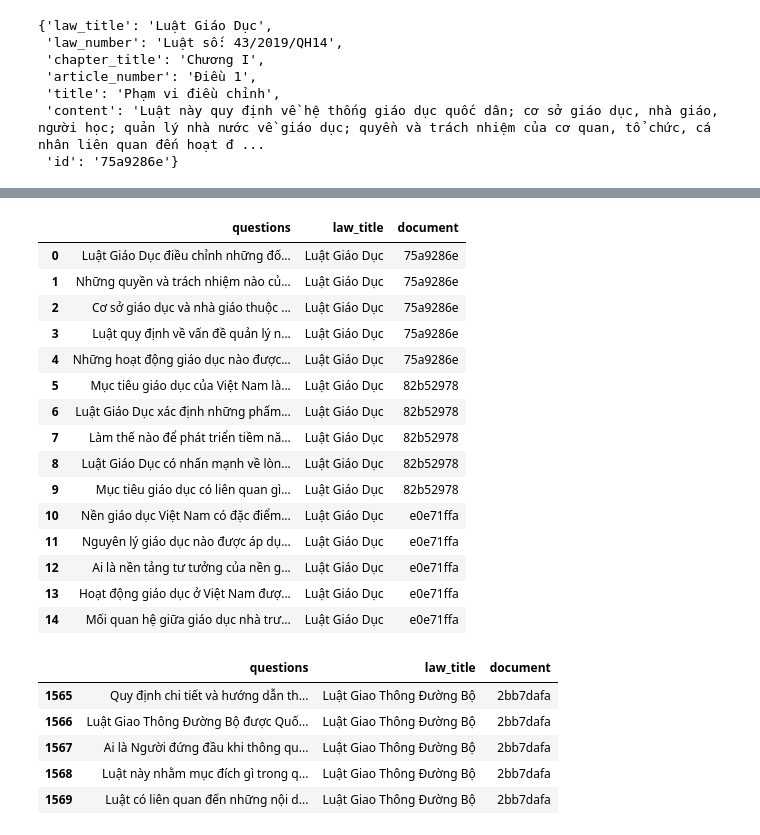
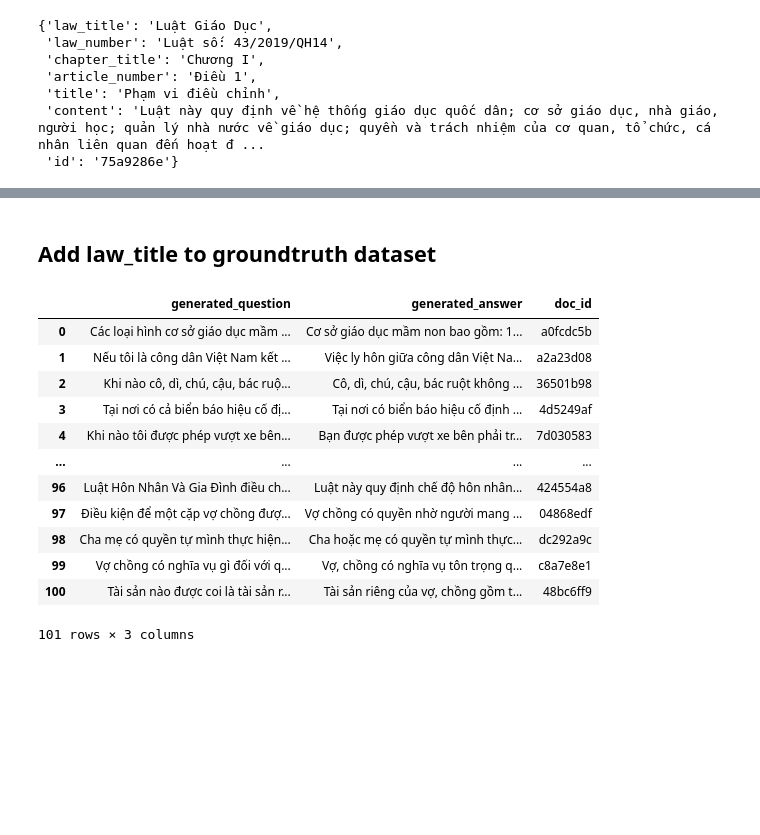
Before and after one commit to TinChung41/End-to-end-law-searching-with-RAG-Mamba, a Jupyter notebook: law_data_with_ids.ipynb, the cells around one changed output, grey strips where cells are left out. Saved outputs shown, nothing was run; the diff lists cells and outputs as text; code cells hidden in the pictures; blank space fills up the shorter version.

Commit message:
update new results

```diff
--- a/law_data_with_ids.ipynb
+++ b/law_data_with_ids.ipynb
@@ -283,32 +269,0 @@ import pandas as pd
-# %%
-df = pd.DataFrame(final_results, columns=['questions', 'law_title', 'document'])
-# law_title: {law_title}
-# title: {title}
-# answer: {content}
-df.head(5)
-# %% [output]
-|  | questions | law_title | document |
-| 0 | Luật Giáo Dục điều chỉnh những đố... | Luật Giáo Dục | 75a9286e |
-| 1 | Những quyền và trách nhiệm nào củ... | Luật Giáo Dục | 75a9286e |
-| 2 | Cơ sở giáo dục và nhà giáo thuộc ... | Luật Giáo Dục | 75a9286e |
-| 3 | Luật quy định về vấn đề quản lý n... | Luật Giáo Dục | 75a9286e |
-| 4 | Những hoạt động giáo dục nào được... | Luật Giáo Dục | 75a9286e |
-| 5 | Mục tiêu giáo dục của Việt Nam là... | Luật Giáo Dục | 82b52978 |
-| 6 | Luật Giáo Dục xác định những phẩm... | Luật Giáo Dục | 82b52978 |
-| 7 | Làm thế nào để phát triển tiềm nă... | Luật Giáo Dục | 82b52978 |
-| 8 | Luật Giáo Dục có nhấn mạnh về lòn... | Luật Giáo Dục | 82b52978 |
-| 9 | Mục tiêu giáo dục có liên quan gì... | Luật Giáo Dục | 82b52978 |
-| 10 | Nền giáo dục Việt Nam có đặc điểm... | Luật Giáo Dục | e0e71ffa |
-| 11 | Nguyên lý giáo dục nào được áp dụ... | Luật Giáo Dục | e0e71ffa |
-| 12 | Ai là nền tảng tư tưởng của nền g... | Luật Giáo Dục | e0e71ffa |
-| 13 | Hoạt động giáo dục ở Việt Nam đượ... | Luật Giáo Dục | e0e71ffa |
-| 14 | Mối quan hệ giữa giáo dục nhà trư... | Luật Giáo Dục | e0e71ffa |
-# %%
-df.tail(5)
-# %% [output]
-|  | questions | law_title | document |
-| 1565 | Quy định chi tiết và hướng dẫn th... | Luật Giao Thông Đường Bộ | 2bb7dafa |
-| 1566 | Luật Giao Thông Đường Bộ được Quố... | Luật Giao Thông Đường Bộ | 2bb7dafa |
-| 1567 | Ai là Người đứng đầu khi thông qu... | Luật Giao Thông Đường Bộ | 2bb7dafa |
-| 1568 | Luật này nhằm mục đích gì trong q... | Luật Giao Thông Đường Bộ | 2bb7dafa |
-| 1569 | Luật có liên quan đến những nội d... | Luật Giao Thông Đường Bộ | 2bb7dafa |
@@ -316,0 +270,2 @@ df.to_csv('ground-truth-data.csv', index=False)
+# %% [markdown]
+## Add law_title to groundtruth dataset
@@ -317,3 +277,19 @@ df.to_csv('ground-truth-data.csv', index=False)
+# %%
+df_ground_truth
+# %% [output]
+|  | generated_question | generated_answer | doc_id |
+| 0 | Các loại hình cơ sở giáo dục mầm ... | Cơ sở giáo dục mầm non bao gồm: 1... | a0fcdc5b |
+| 1 | Nếu tôi là công dân Việt Nam kết ... | Việc ly hôn giữa công dân Việt Na... | a2a23d08 |
+| 2 | Khi nào cô, dì, chú, cậu, bác ruộ... | Cô, dì, chú, cậu, bác ruột không ... | 36501b98 |
+| 3 | Tại nơi có cả biển báo hiệu cố đị... | Tại nơi có biển báo hiệu cố định ... | 4d5249af |
+| 4 | Khi nào tôi được phép vượt xe bên... | Bạn được phép vượt xe bên phải tr... | 7d030583 |
+| ... | ... | ... | ... |
+| 96 | Luật Hôn Nhân Và Gia Đình điều ch... | Luật này quy định chế độ hôn nhân... | 424554a8 |
+| 97 | Điều kiện để một cặp vợ chồng đượ... | Vợ chồng có quyền nhờ người mang ... | 04868edf |
+| 98 | Cha mẹ có quyền tự mình thực hiện... | Cha hoặc mẹ có quyền tự mình thực... | dc292a9c |
+| 99 | Vợ chồng có nghĩa vụ gì đối với q... | Vợ, chồng có nghĩa vụ tôn trọng q... | c8a7e8e1 |
+| 100 | Tài sản nào được coi là tài sản r... | Tài sản riêng của vợ, chồng gồm t... | 48bc6ff9 |
+101 rows × 3 columns
 # %%
 !head ground-truth-data.csv
 # %% [output]
```
Also changed, not shown: parts of 29 cells of this notebook, 3 other files.
